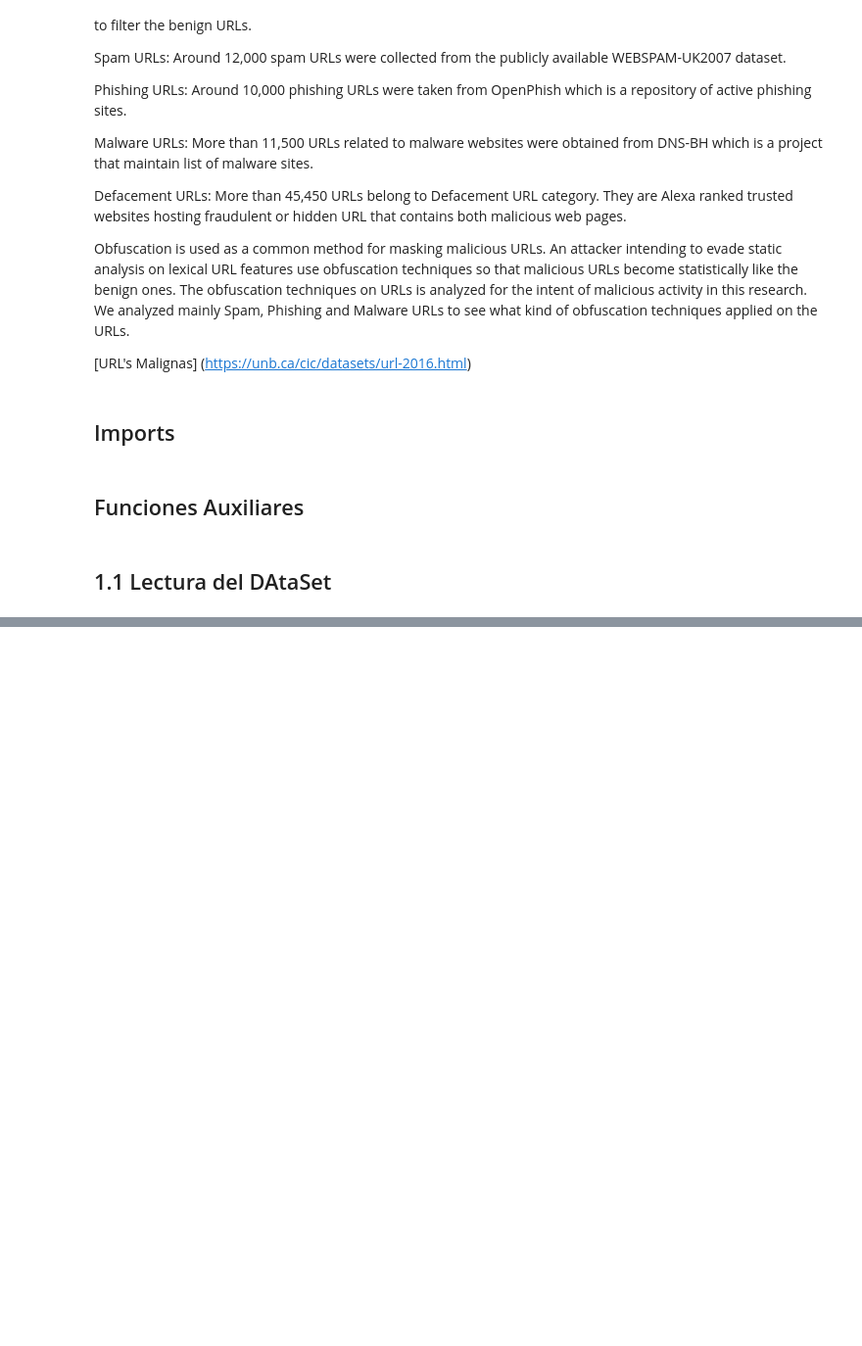
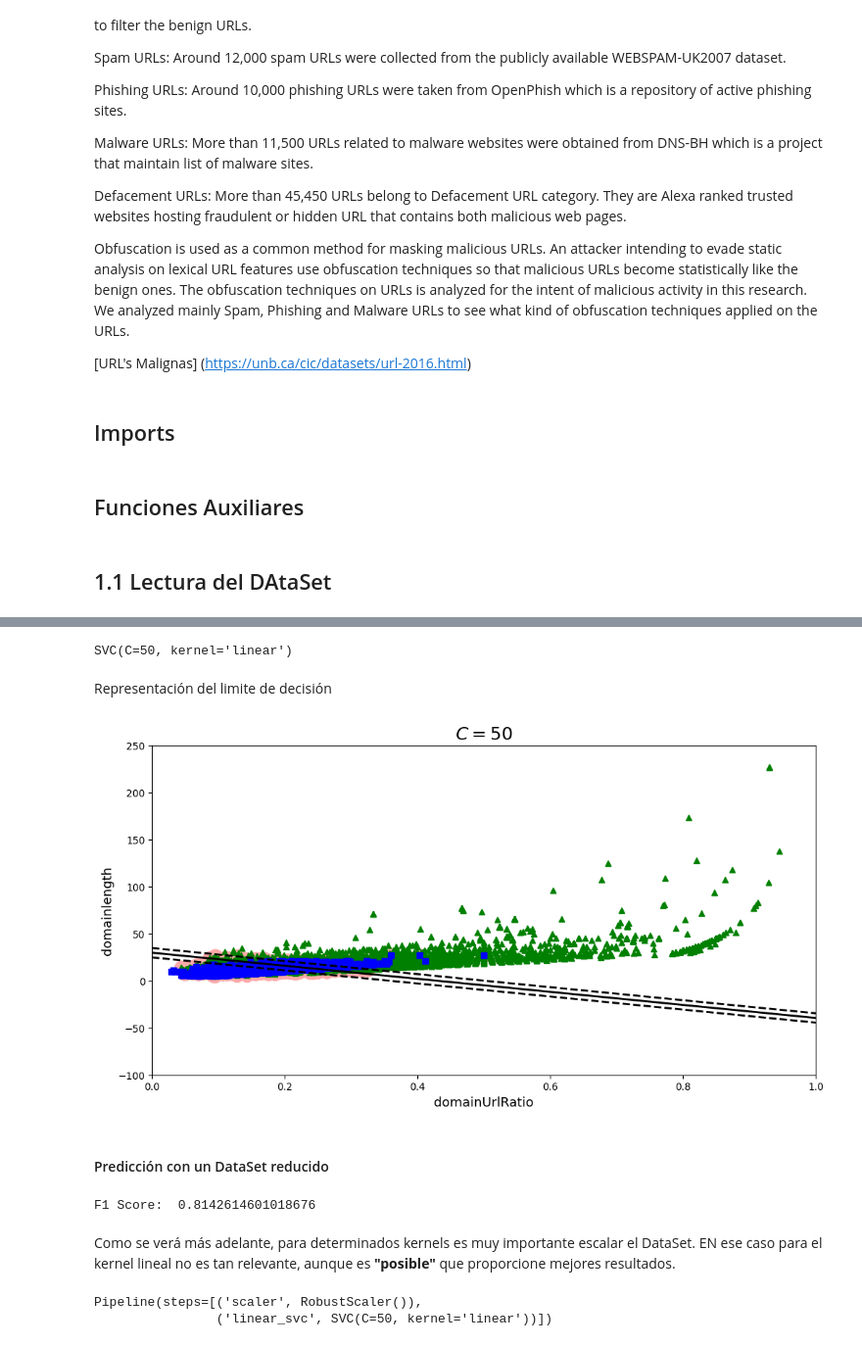
Before and after one commit to MarcoMendoza7/PLyF, a Jupyter notebook: Suport_Vector_Machine.ipynb, the cells around one changed output, grey strips where cells are left out. Shown at 98% size. Saved outputs shown, nothing was run; the diff lists cells and outputs as text; code cells hidden in the pictures; blank space fills up the shorter version.

```diff
--- a/Suport_Vector_Machine.ipynb
+++ b/Suport_Vector_Machine.ipynb
@@ -70,0 +194,5 @@ df = pd.read_csv("/home/marco/Documentos/ZZZ/dataset/Phishing.csv")
+# %%
+# TRansformar el resultado en un DataFrame de Pandas
+X_train_prep = pd.DataFrame(X_train_prep, columns=X_train.columns, index=y_train.index)
+X_val_prep = pd.DataFrame(X_val_prep, columns = X_val.columns, index = y_val.index)
+X_test_prep = pd.DataFrame(X_test_prep, columns = X_test.columns, index = y_test.index)
@@ -70,0 +225,4 @@ df = pd.read_csv("/home/marco/Documentos/ZZZ/dataset/Phishing.csv")
+# %%
+# Reducción del DataSet para representarlo  gráficamente
+X_train_reduced = X_train_prep[["domainUrlRatio", "domainlength"]].copy()
+X_val_reduced = X_val_prep[["domainUrlRatio", "domainlength"]].copy()
@@ -70,0 +245,28 @@ df = pd.read_csv("/home/marco/Documentos/ZZZ/dataset/Phishing.csv")
+# %%
+from sklearn.svm import SVC
+
+# SVM Large Margin CLasification
+svm_clf = SVC(kernel = "linear", C=50)
+svm_clf.fit(X_train_reduced, y_train)
+#c es el parametro de regularizacion... permite tomar la desicion . se ocupa para clasificadores lineales. permite hacer la clasificacion correctamente. opera como un valor booleano (sy o no)
+# %% [output]
+SVC(C=50, kernel='linear')
+# %% [markdown]
+Representación del limite de decisión
+# %%
+def plot_svc_decision_boundary(svm_clf, xmin, xmax):
+    w = svm_clf.coef_[0]
+    b = svm_clf.intercept_[0]
+
+    x0 = np.linspace(xmin, xmax, 200)
+    decision_boundary = -w[0]/w[1] * x0 - b/w[1]
+
+    margin = 1/w[1]
+    gutter_up = decision_boundary + margin
+    gutter_down = decision_boundary - margin
+
+    svs = svm_clf.support_vectors_
+    plt.scatter(svs[:, 0], svs[:, 1], s = 180, facecolors = '#FFAAAA')
+    plt.plot(x0, decision_boundary, "k-", linewidth=2)
+    plt.plot(x0, gutter_up, "k--", linewidth=2)
+    plt.plot(x0, gutter_down, "k--", linewidth=2)
@@ -70,0 +278,14 @@ df = pd.read_csv("/home/marco/Documentos/ZZZ/dataset/Phishing.csv")
+# %%
+plt.figure(figsize=(12, 6))
+plt.plot(X_train_reduced.values[:, 0][y_train=="phishing"], X_train_reduced.values[:, 1][y_train=="phishing"], "g^")
+plt.plot(X_train_reduced.values[:, 0][y_train=="benign"], X_train_reduced.values[:, 1][y_train=="benign"], "bs")
+plot_svc_decision_boundary(svm_clf, 0, 1)
+plt.title("$C = {}$".format(svm_clf.C), fontsize = 18)
+plt.axis([0, 1, -100, 250]) # definiendo el cuadrante
+plt.xlabel("domainUrlRatio", fontsize= 13)
+plt.ylabel("domainlength", fontsize = 13)
+plt.show()
+# %% [output]
+[figure, added]
+# %% [markdown]
+#### Predicción con un DataSet reducido
@@ -70,0 +294,16 @@ df = pd.read_csv("/home/marco/Documentos/ZZZ/dataset/Phishing.csv")
+# %%
+print("F1 Score: ", f1_score(y_pred, y_val, pos_label='phishing'))
+# %% [output]
+F1 Score:  0.8142614601018676
+# %% [markdown]
+Como se verá más adelante, para determinados kernels es muy importante escalar el DataSet. EN ese caso para el kernel lineal no es tan relevante, aunque es **"posible"** que proporcione mejores resultados.
+# %%
+svm_clf_sc = Pipeline([
+    ("scaler", RobustScaler()),
+    ("linear_svc", SVC(kernel="linear", C=50))
+])
+
+svm_clf_sc.fit(X_train_reduced, y_train)
+# %% [output]
+Pipeline(steps=[('scaler', RobustScaler()),
+                ('linear_svc', SVC(C=50, kernel='linear'))])
```
Also changed, not shown: parts of 49 cells of this notebook.
